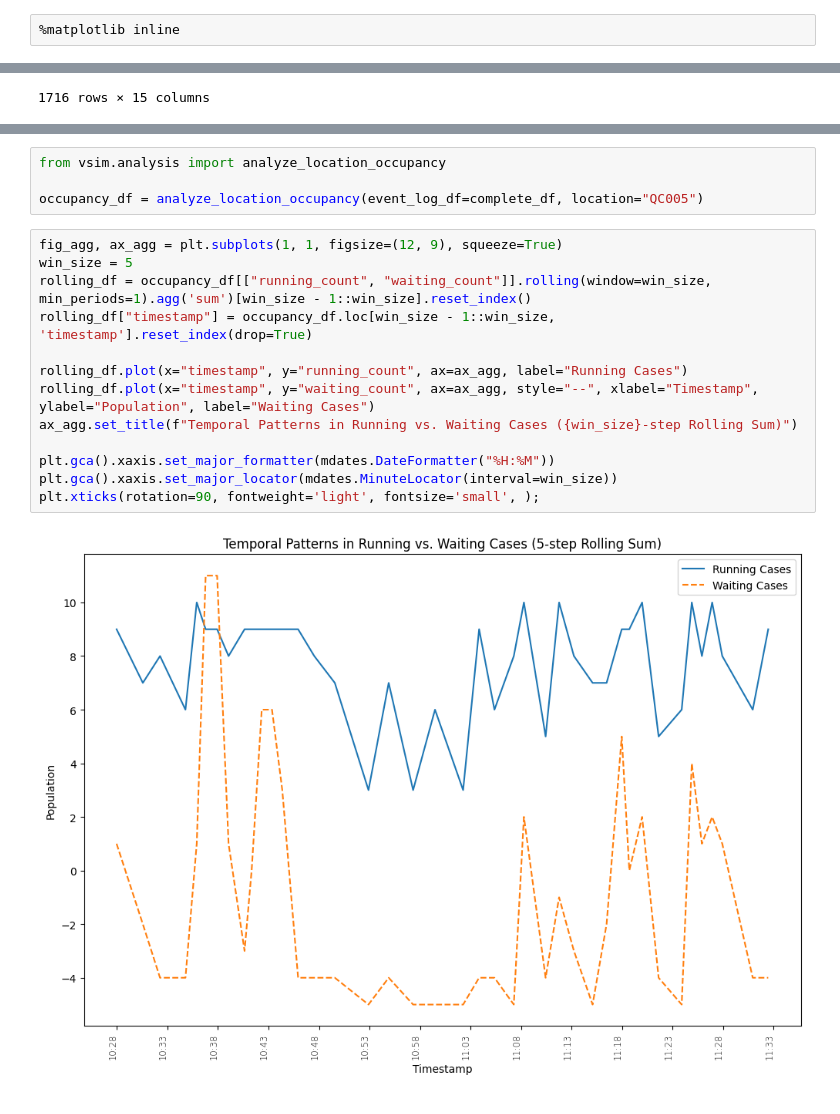
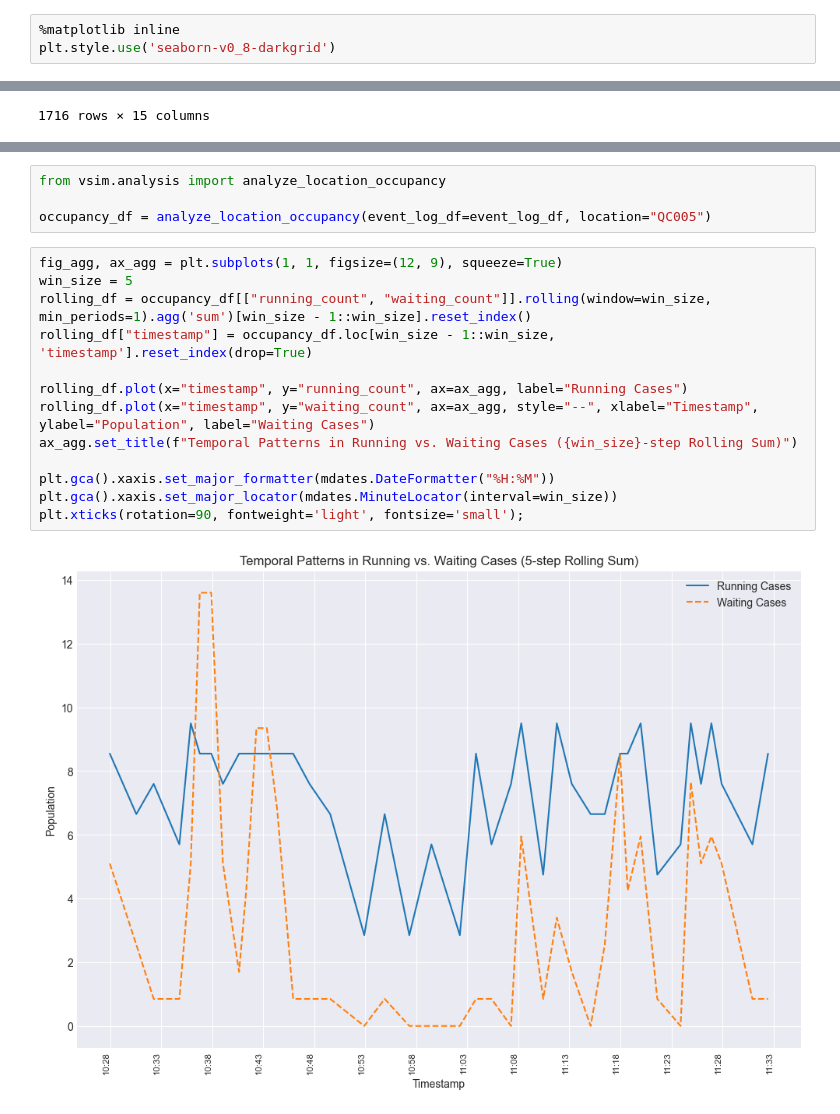
Before and after one commit to alpharmike/vehicle-simulation-analysis, a Jupyter notebook: notebooks/optimization.ipynb, the cells around one changed output, grey strips where cells are left out. Cells and saved outputs as stored; diff of their text form.

Commit message:
Update visualizations

```diff
--- a/notebooks/optimization.ipynb
+++ b/notebooks/optimization.ipynb
@@ -10,6 +10,7 @@ import re
 import matplotlib.dates as mdates
 # %%
 %matplotlib inline
+plt.style.use('seaborn-v0_8-darkgrid')
 # %%
 file_path = "../data/VOSimu-InputInformation.xlsx"
 # %%
@@ -350,22 +351,22 @@ ax.set_xticklabels(["Waiting Time", "Travel Time"]);
 # %%
 from vsim.analysis import analyze_location_occupancy
 
-occupancy_df = analyze_location_occupancy(event_log_df=complete_df, location="QC005")
+occupancy_df = analyze_location_occupancy(event_log_df=event_log_df, location="QC005")
 # %%
 fig_agg, ax_agg = plt.subplots(1, 1, figsize=(12, 9), squeeze=True)
 win_size = 5
 rolling_df = occupancy_df[["running_count", "waiting_count"]].rolling(window=win_size, min_periods=1).agg('sum')[win_size - 1::win_size].reset_index()
 rolling_df["timestamp"] = occupancy_df.loc[win_size - 1::win_size, 'timestamp'].reset_index(drop=True)
 
 rolling_df.plot(x="timestamp", y="running_count", ax=ax_agg, label="Running Cases")
 rolling_df.plot(x="timestamp", y="waiting_count", ax=ax_agg, style="--", xlabel="Timestamp", ylabel="Population", label="Waiting Cases")
 ax_agg.set_title(f"Temporal Patterns in Running vs. Waiting Cases ({win_size}-step Rolling Sum)")
 
 plt.gca().xaxis.set_major_formatter(mdates.DateFormatter("%H:%M"))
 plt.gca().xaxis.set_major_locator(mdates.MinuteLocator(interval=win_size))
-plt.xticks(rotation=90, fontweight='light', fontsize='small', );
+plt.xticks(rotation=90, fontweight='light', fontsize='small');
 # %% [output]
-[figure, old version]
+[figure, new version]
 # %%
 waiting_time_per_loc = complete_df.groupby("location_type", as_index=False)["waiting_time"].agg('sum')
 waiting_time_per_loc[waiting_time_per_loc["waiting_time"] > 0].plot(x="location_type", kind="bar", color="r", legend=False, width=0.1)
```
Also changed, not shown: parts of 5 cells of this notebook.
